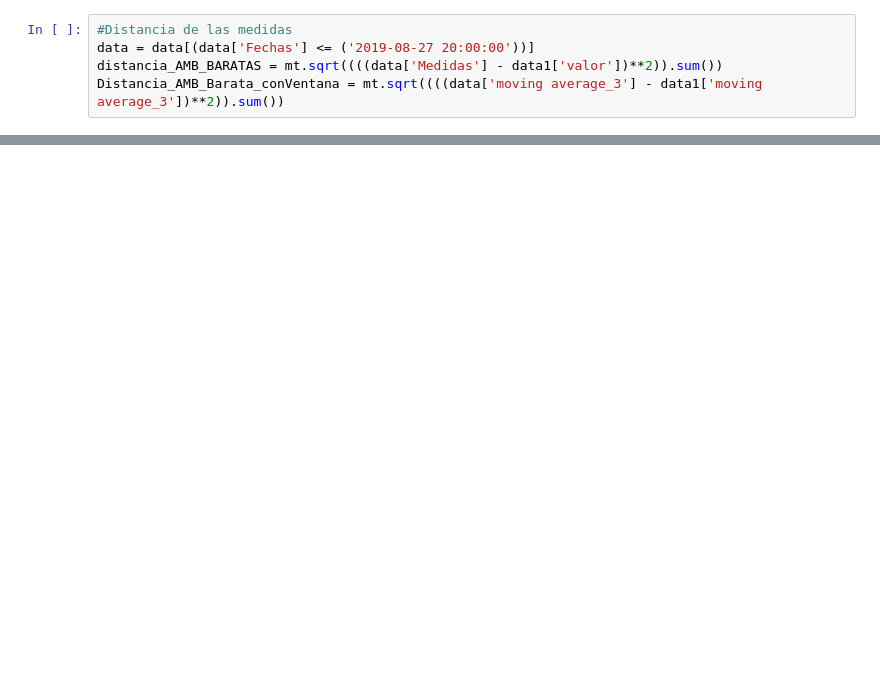
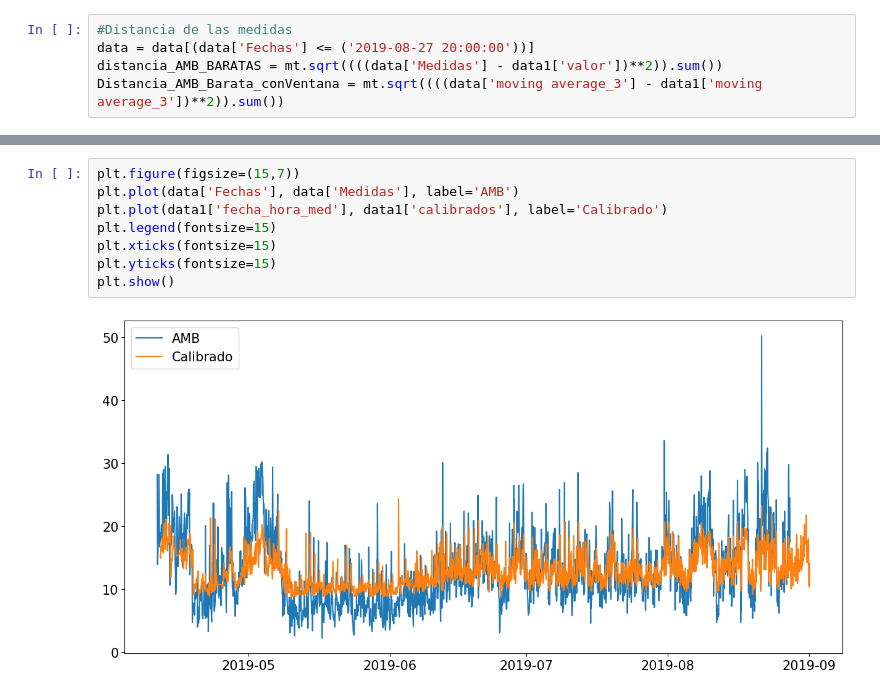
Before and after one commit to diegoglj/TareasCursos20B, a Jupyter notebook: Codigos/Asignacion2/ASIGNACION 2.ipynb, the cells around one changed output, grey strips where cells are left out. Drawn from its saved outputs; the diff is of its cells as text; blank space fills up the shorter version.

```diff
--- a/Codigos/Asignacion2/ASIGNACION 2.ipynb
+++ b/Codigos/Asignacion2/ASIGNACION 2.ipynb
@@ -128,0 +148,10 @@ Distancia_AMB_Barata_conVentana = mt.sqrt((((data['moving average_3'] - data1['m
+# %%
+plt.figure(figsize=(15,7))
+plt.plot(data['Fechas'], data['Medidas'], label='AMB')
+plt.plot(data1['fecha_hora_med'], data1['calibrados'], label='Calibrado')
+plt.legend(fontsize=15)
+plt.xticks(fontsize=15)
+plt.yticks(fontsize=15)
+plt.show()
+# %% [output]
+[figure, added]
```
Also changed, not shown: parts of 4 cells of this notebook.
